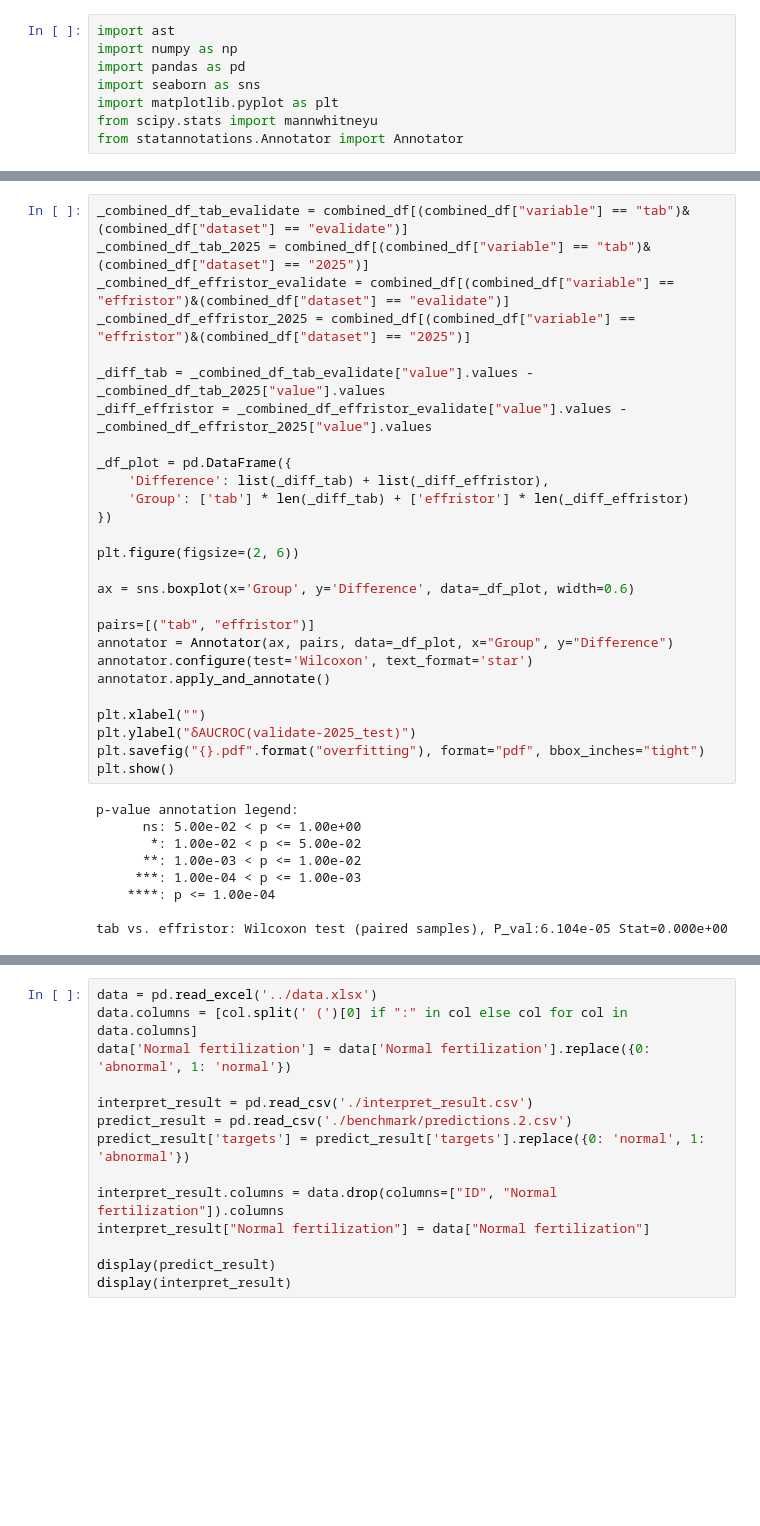
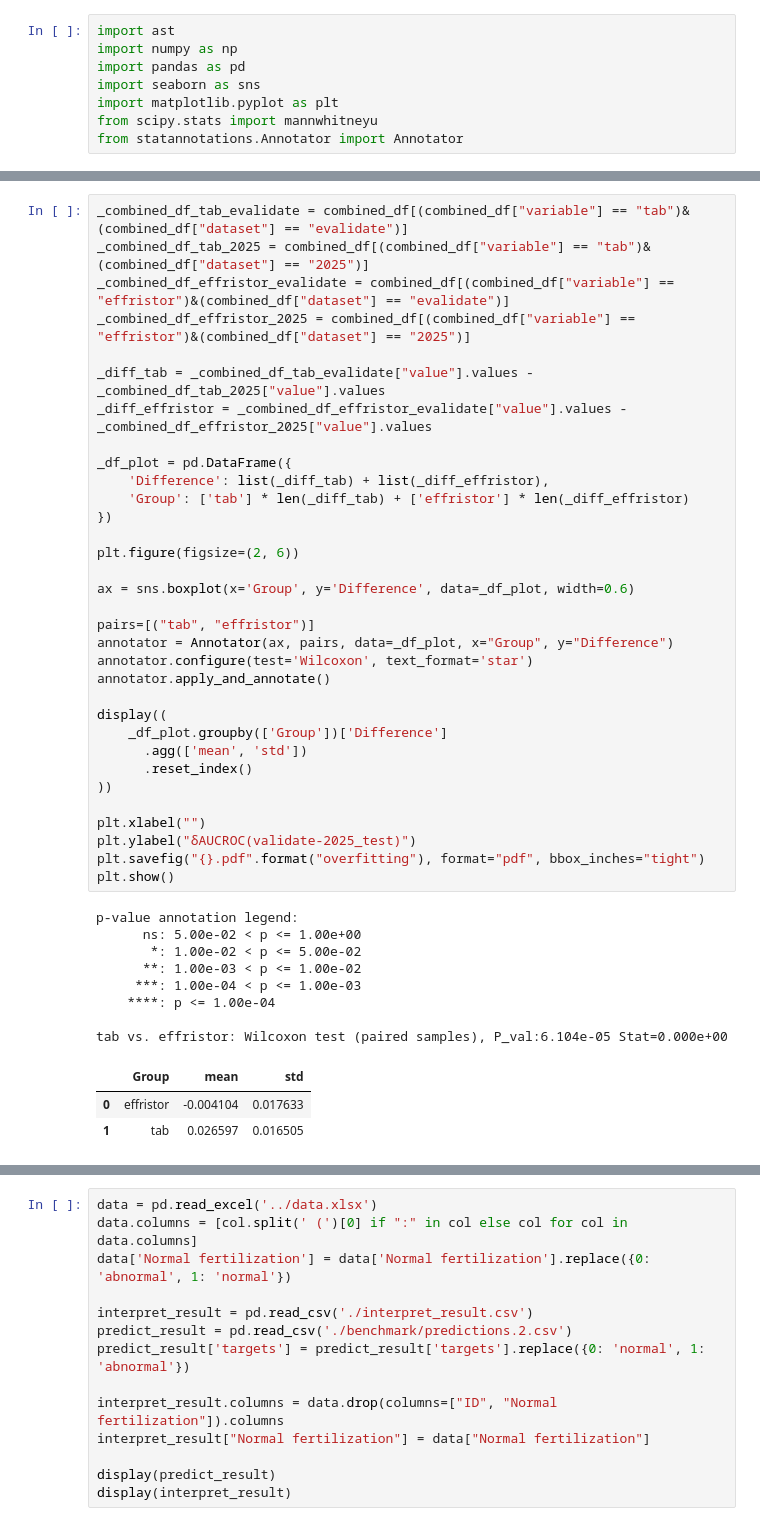
Before and after one commit to LMH0066/Effristor, a Jupyter notebook: ivf/task/analyse/analyse.ipynb, the cells around one changed output, grey strips where cells are left out. Drawn from its saved outputs; the diff is of its cells as text; blank space fills up the shorter version.

```diff
--- a/ivf/task/analyse/analyse.ipynb
+++ b/ivf/task/analyse/analyse.ipynb
@@ -114,33 +133,42 @@ _combined_df_effristor_2025 = combined_df[(combined_df["variable"] == "effristor
 _diff_tab = _combined_df_tab_evalidate["value"].values - _combined_df_tab_2025["value"].values
 _diff_effristor = _combined_df_effristor_evalidate["value"].values - _combined_df_effristor_2025["value"].values
 
 _df_plot = pd.DataFrame({
     'Difference': list(_diff_tab) + list(_diff_effristor),
     'Group': ['tab'] * len(_diff_tab) + ['effristor'] * len(_diff_effristor)
 })
 
 plt.figure(figsize=(2, 6))
 
 ax = sns.boxplot(x='Group', y='Difference', data=_df_plot, width=0.6)
 
 pairs=[("tab", "effristor")]
 annotator = Annotator(ax, pairs, data=_df_plot, x="Group", y="Difference")
 annotator.configure(test='Wilcoxon', text_format='star')
 annotator.apply_and_annotate()
 
+display((
+    _df_plot.groupby(['Group'])['Difference']
+      .agg(['mean', 'std'])
+      .reset_index()
+))
+
 plt.xlabel("")
 plt.ylabel("δAUCROC(validate-2025_test)")
 plt.savefig("{}.pdf".format("overfitting"), format="pdf", bbox_inches="tight")
 plt.show()
 # %% [output]
 p-value annotation legend:
       ns: 5.00e-02 < p <= 1.00e+00
        *: 1.00e-02 < p <= 5.00e-02
       **: 1.00e-03 < p <= 1.00e-02
      ***: 1.00e-04 < p <= 1.00e-03
     ****: p <= 1.00e-04
 
 tab vs. effristor: Wilcoxon test (paired samples), P_val:6.104e-05 Stat=0.000e+00
+|  | Group | mean | std |
+| 0 | effristor | -0.004104 | 0.017633 |
+| 1 | tab | 0.026597 | 0.016505 |
 [figure]
 # %%
 data = pd.read_excel('../data.xlsx')
```
Also changed, not shown: parts of 2 cells of this notebook, 5 other files.
